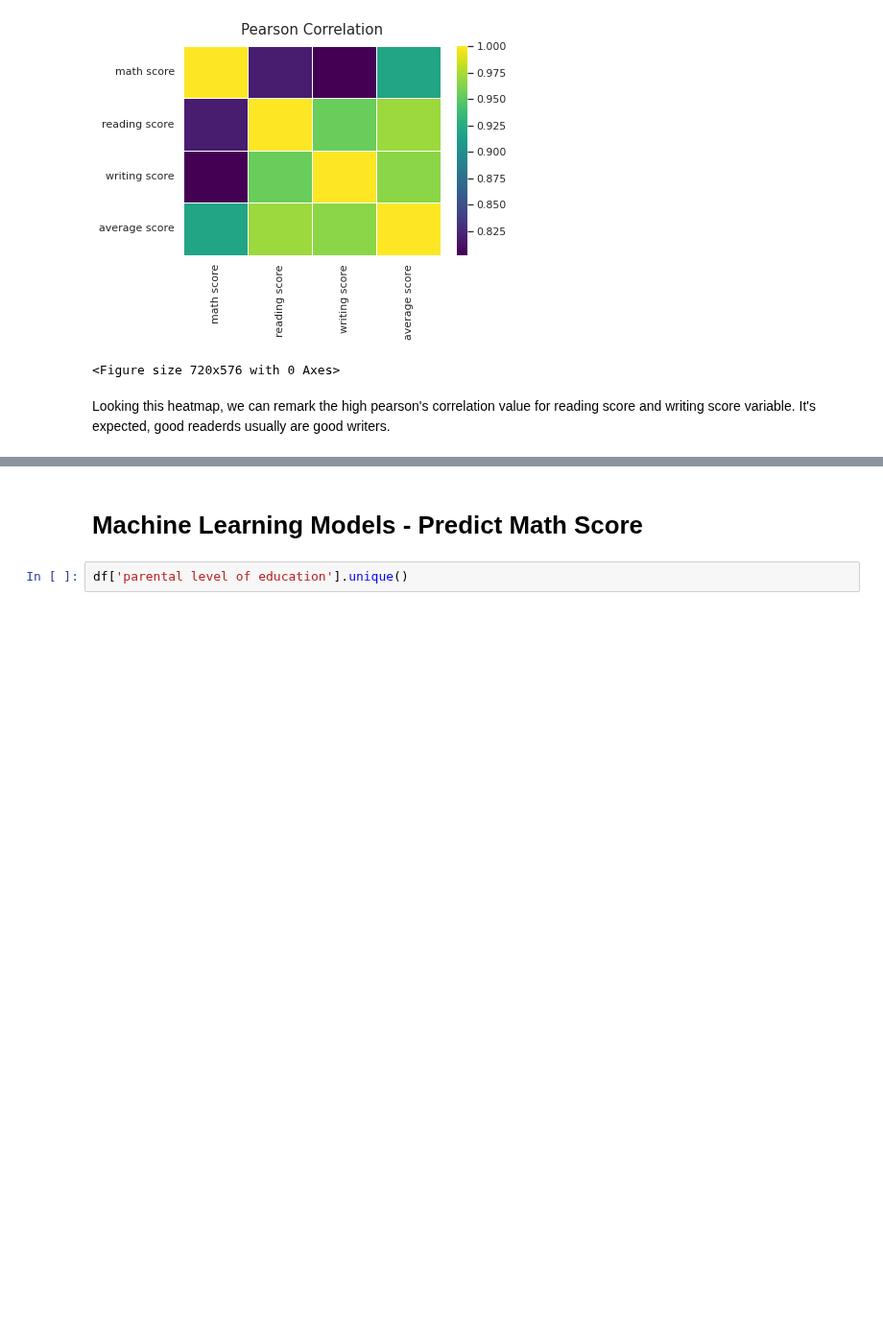
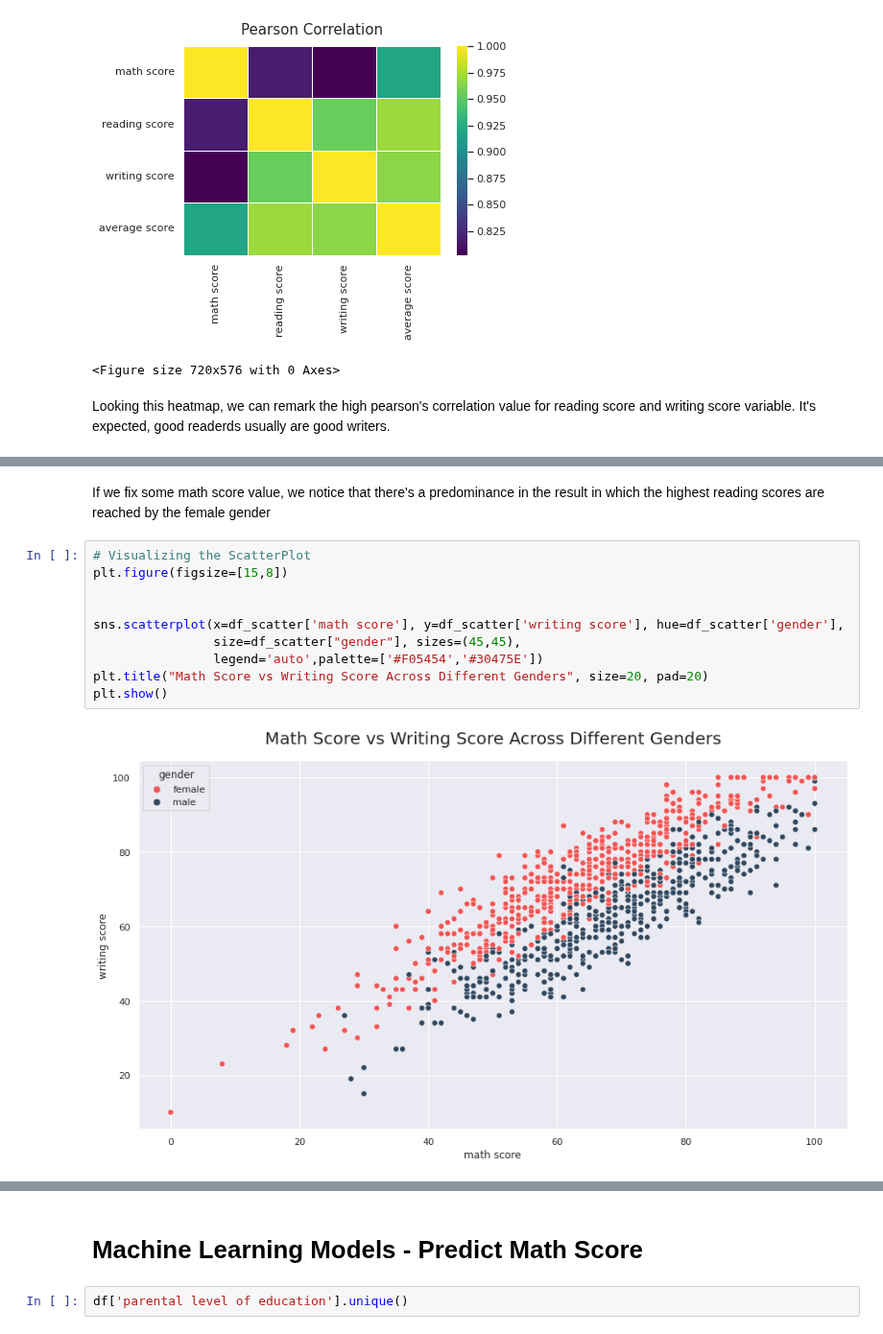
Before and after one commit to anibalfisico/Data-Science, a Jupyter notebook: students-performance-in-exams-usa.ipynb, the cells around one changed output, grey strips where cells are left out. Shown at 96% size. Drawn from its saved outputs; the diff is of its cells as text; blank space fills up the shorter version.

```diff
--- a/students-performance-in-exams-usa.ipynb
+++ b/students-performance-in-exams-usa.ipynb
@@ -211,0 +237,14 @@ Looking this heatmap, we can remark the high pearson's correlation value for rea
+# %% [markdown]
+If we fix some math score value, we notice that there's a predominance in the result in which the highest reading scores are reached by the female gender
+# %%
+# Visualizing the ScatterPlot
+plt.figure(figsize=[15,8])
+
+
+sns.scatterplot(x=df_scatter['math score'], y=df_scatter['writing score'], hue=df_scatter['gender'],
+                size=df_scatter["gender"], sizes=(45,45),
+                legend='auto',palette=['#F05454','#30475E'])
+plt.title("Math Score vs Writing Score Across Different Genders", size=20, pad=20)
+plt.show()
+# %% [output]
+[figure, added]
```
Also changed, not shown: parts of 11 cells of this notebook.
